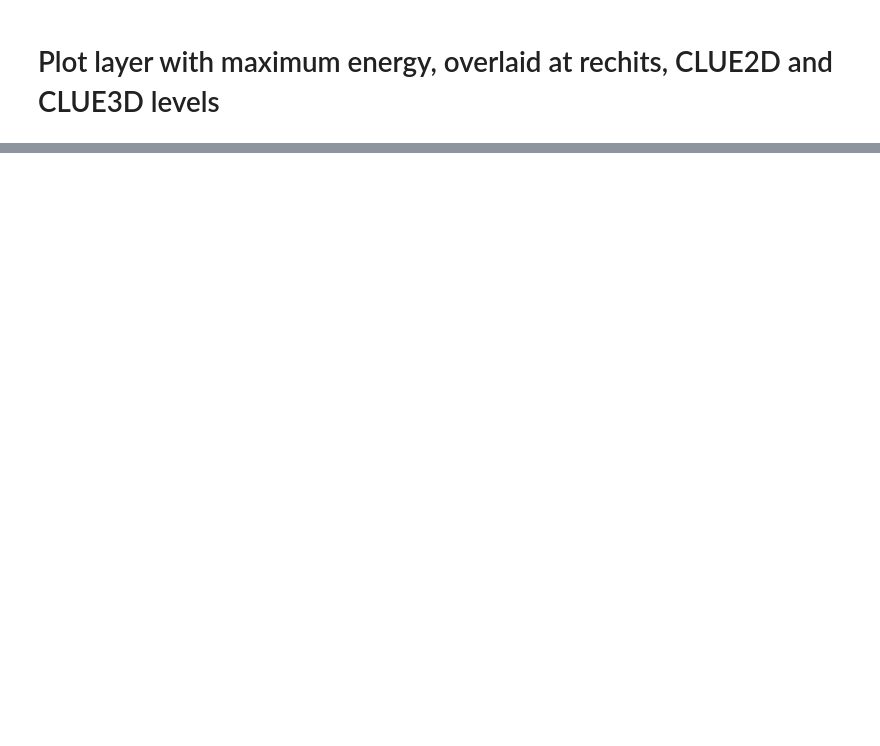
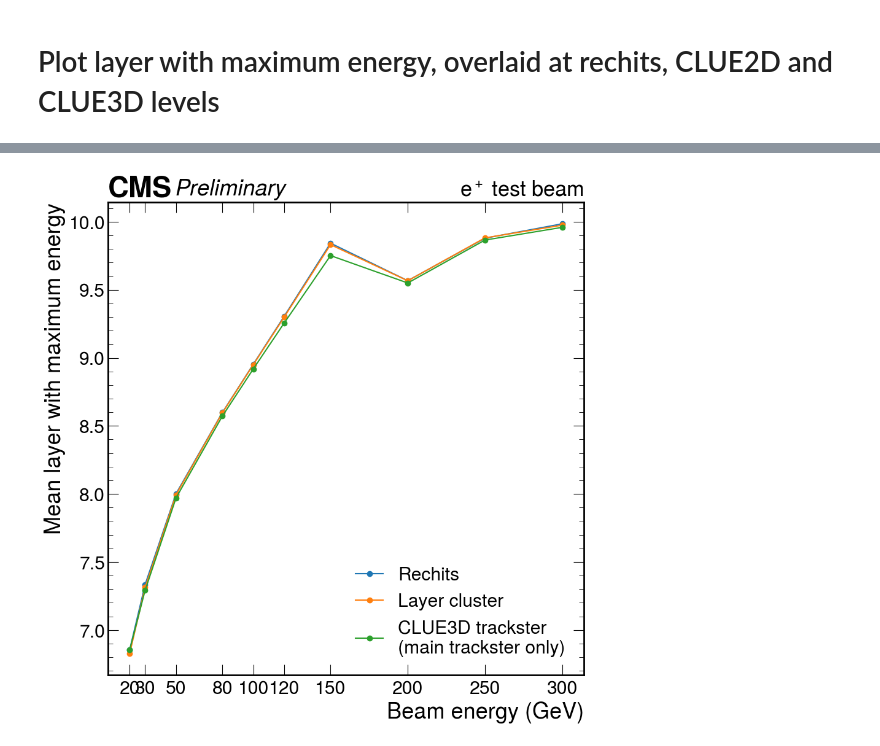
Before and after one commit to tcuisset/HgcalClue3DClusteringPlotting, a Jupyter notebook: notebooks/clue3D-results/longitudinalProfile/layerWithMaxEnergy.ipynb, the cells around one changed output, grey strips where cells are left out. Drawn from its saved outputs; the diff is of its cells as text; code cells hidden in the pictures; blank space fills up the shorter version.

```diff
--- a/notebooks/clue3D-results/longitudinalProfile/layerWithMaxEnergy.ipynb
+++ b/notebooks/clue3D-results/longitudinalProfile/layerWithMaxEnergy.ipynb
@@ -79,0 +132,5 @@ makePlot(*(getHist(plotInfo, level) for level in Level), plotInfo=plotInfo)
+# %%
+plotInfo = PlotInfo(datatype="data", beamEnergy=None)
+makePlotProfile(*(getHist(plotInfo, level, profile=True) for level in Level), plotInfo=plotInfo)
+# %% [output]
+[figure, added]
```
Also changed, not shown: parts of 8 cells of this notebook, 7 other files.
